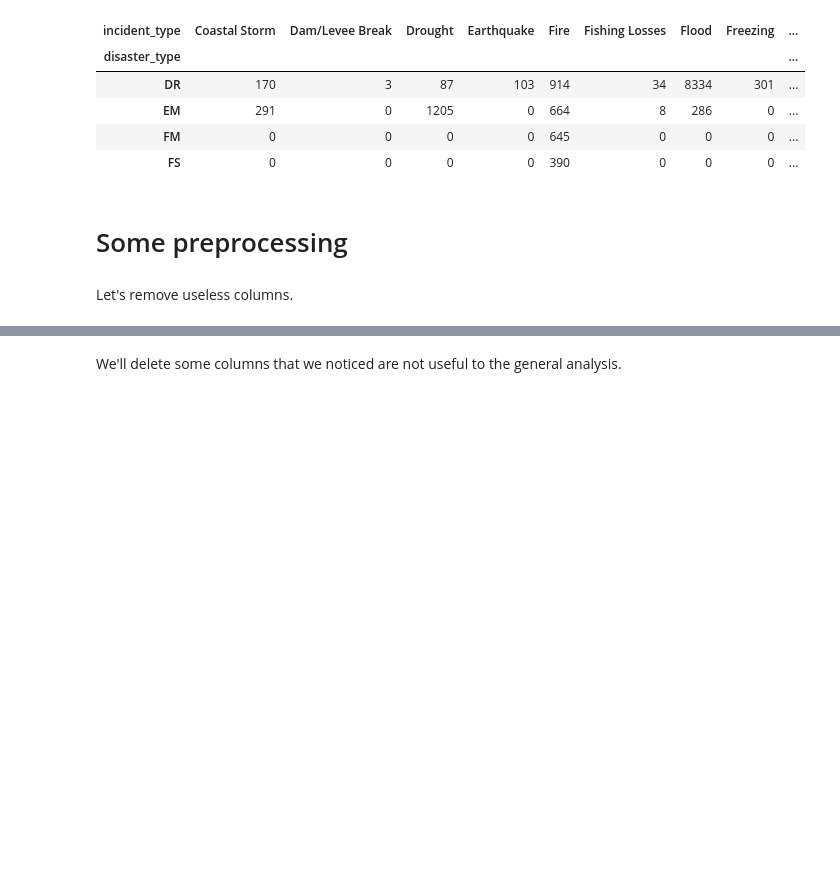
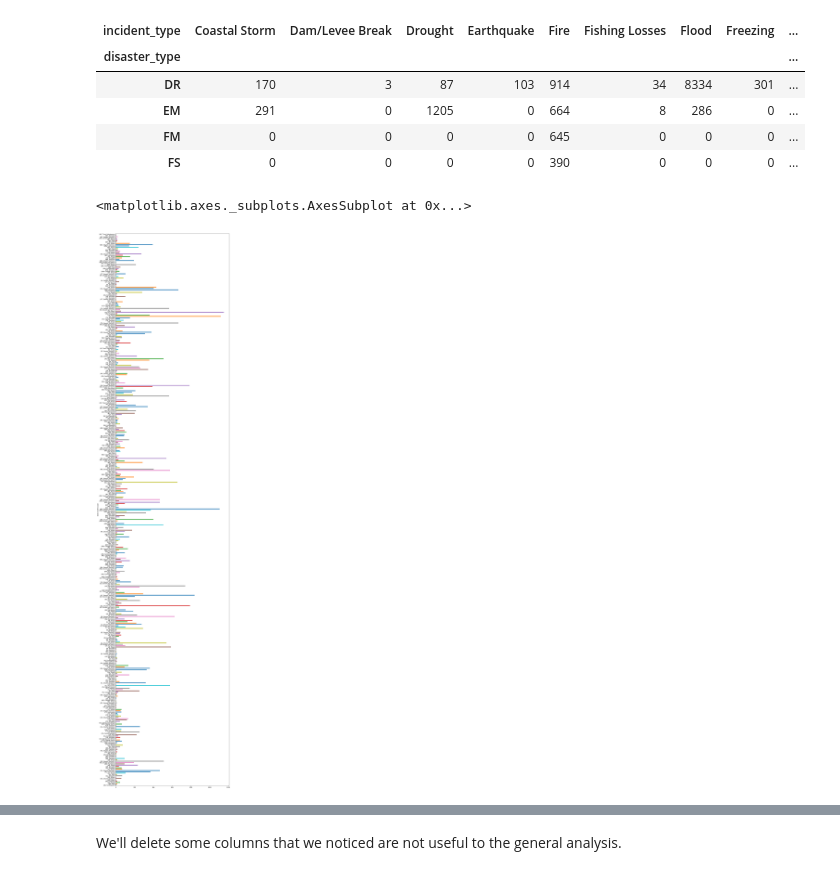
Before and after one commit to Bollack/analytics-disaster-project, a Jupyter notebook: General_Analysis.ipynb, the cells around one changed output, grey strips where cells are left out. Saved outputs shown, nothing was run; the diff lists cells and outputs as text; code cells hidden in the pictures; blank space fills up the shorter version.

```diff
--- a/General_Analysis.ipynb
+++ b/General_Analysis.ipynb
@@ -489,7 +509,3 @@ pd.crosstab(df['disaster_type'], df['incident_type'])
 | EM | 291 | 0 | 1205 | 0 | 664 | 8 | 286 | 0 | ... |
 | FM | 0 | 0 | 0 | 0 | 645 | 0 | 0 | 0 | ... |
 | FS | 0 | 0 | 0 | 0 | 390 | 0 | 0 | 0 | ... |
-# %% [markdown]
-# Some preprocessing
-# %% [markdown]
-Let's remove useless columns.
@@ -499 +512,6 @@ dfByDesasterNumber.drop(['state', 'declared_county_area'], axis=1, inplace=True)
+# %%
+df.groupby(['state','incident_type']).state.count().plot.barh(figsize=(15,75))
+# %% [output]
+<matplotlib.axes._subplots.AxesSubplot at 0x...>
+[figure, added]
 # %%
```
Also changed, not shown: parts of 29 cells of this notebook, 1 other file.
